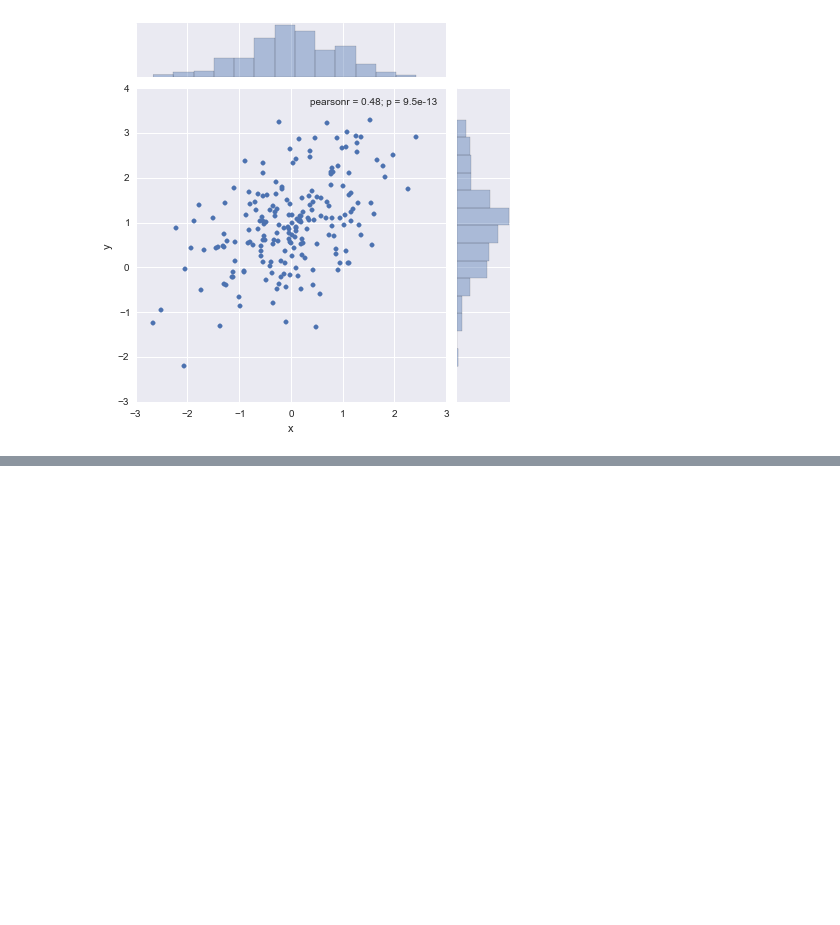
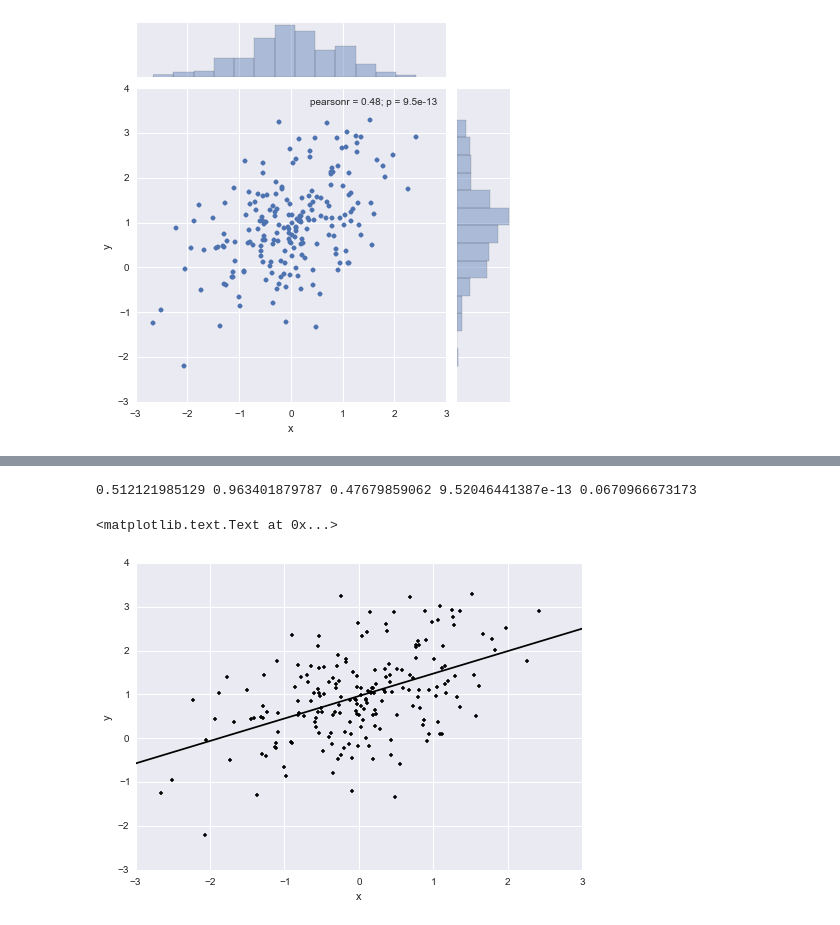
Before and after one commit to LarsKaleschke/Python-Course, a Jupyter notebook: Seaborn.ipynb, the cells around one changed output, grey strips where cells are left out. Drawn from its saved outputs; the diff is of its cells as text; code cells hidden in the pictures; blank space fills up the shorter version.

```diff
--- a/Seaborn.ipynb
+++ b/Seaborn.ipynb
@@ -61,0 +70,16 @@ sns.jointplot(x="x", y="y", data=df);
+# %%
+x=df['x'].values
+y=df['y'].values
+slope, intercept, r_value, p_value, std_err = stats.linregress(x,y)
+print(slope, intercept, r_value, p_value, std_err)
+# %% [output]
+0.512121985129 0.963401879787 0.47679859062 9.52046441387e-13 0.0670966673173
+# %%
+X=linspace(-3,3)
+Y=slope*X+intercept
+plot(x,y,'k.',X,Y,'k-')
+xlabel('x')
+ylabel('y')
+# %% [output]
+<matplotlib.text.Text at 0x...>
+[figure, added]
```
Also changed, not shown: parts of 4 cells of this notebook, 1 other file.
